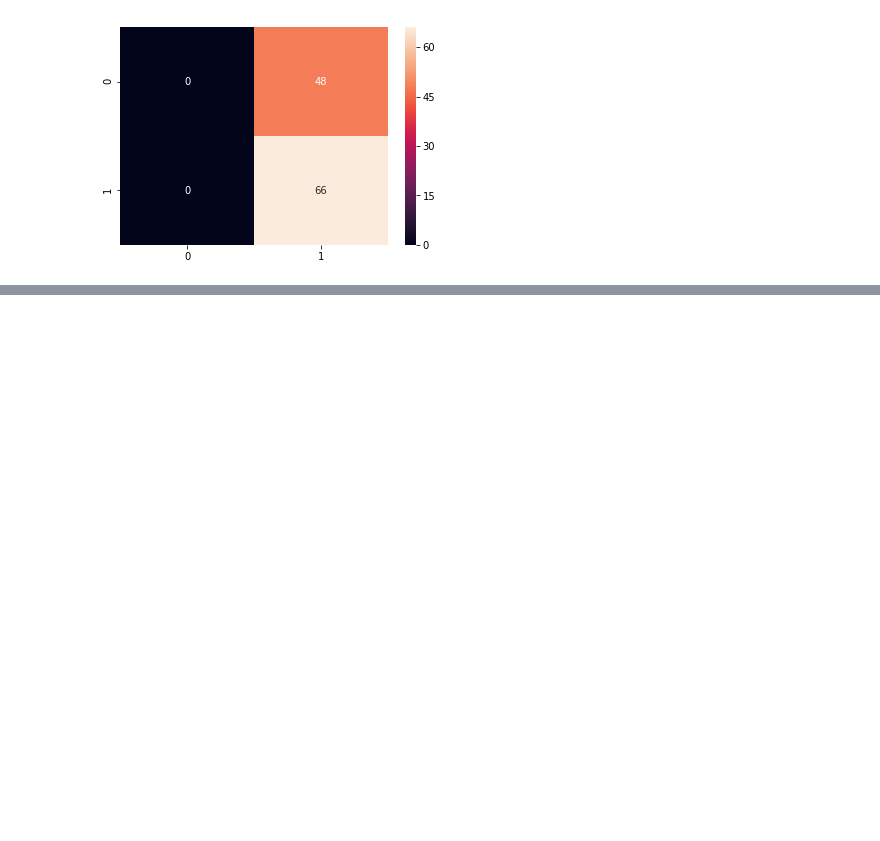
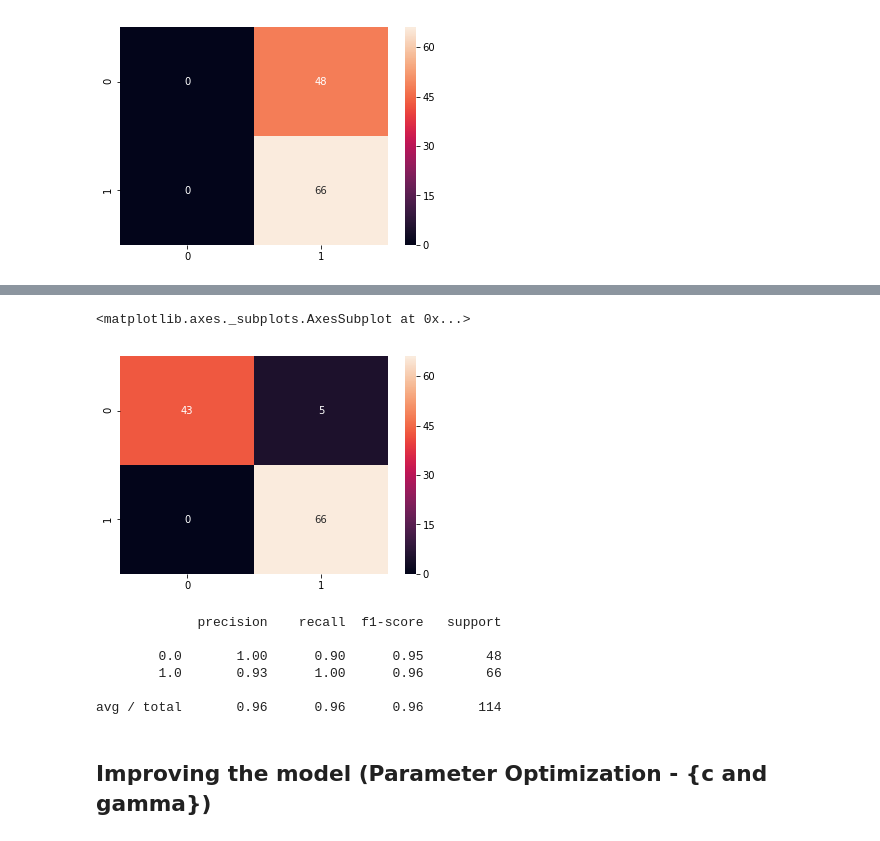
Before and after one commit to chiranjev/Breast-Cancer-Prediction, a Jupyter notebook: Breast Cancer Classification.ipynb, the cells around one changed output, grey strips where cells are left out. Saved outputs shown, nothing was run; the diff lists cells and outputs as text; code cells hidden in the pictures; blank space fills up the shorter version.

```diff
--- a/Breast Cancer Classification.ipynb
+++ b/Breast Cancer Classification.ipynb
@@ -308,0 +324,3 @@ sns.heatmap(cm,annot=True)
+# %%
+svc_model_normalized = SVC()
+svc_model_normalized.fit(X_train_normalized,y_train)
@@ -308,0 +332,2 @@ sns.heatmap(cm,annot=True)
+# %%
+y_pred_normalized = svc_model_normalized.predict(X_test_normalized)
@@ -308,0 +344,18 @@ sns.heatmap(cm,annot=True)
+# %%
+cm = confusion_matrix(y_test,y_pred_normalized)
+# %%
+sns.heatmap(cm,annot = True)
+# %% [output]
+<matplotlib.axes._subplots.AxesSubplot at 0x...>
+[figure, added]
+# %%
+print(classification_report(y_test,y_pred_normalized))
+# %% [output]
+             precision    recall  f1-score   support
+
+        0.0       1.00      0.90      0.95        48
+        1.0       0.93      1.00      0.96        66
+
+avg / total       0.96      0.96      0.96       114
+# %% [markdown]
+## Improving the model (Parameter Optimization - {c and gamma})
```
Also changed, not shown: parts of 15 cells of this notebook.
